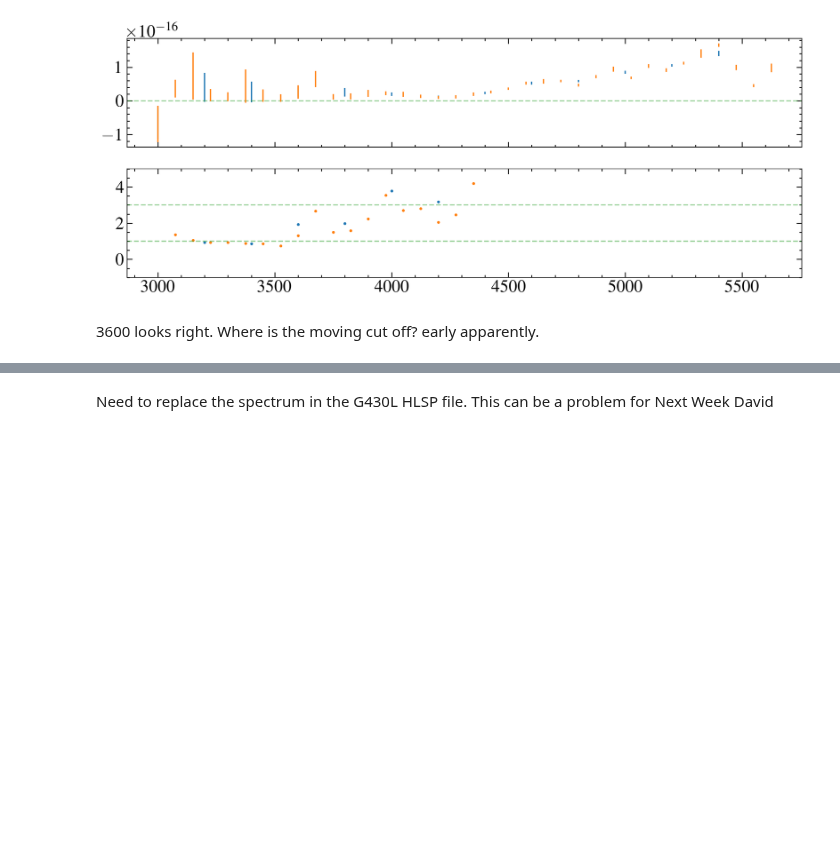
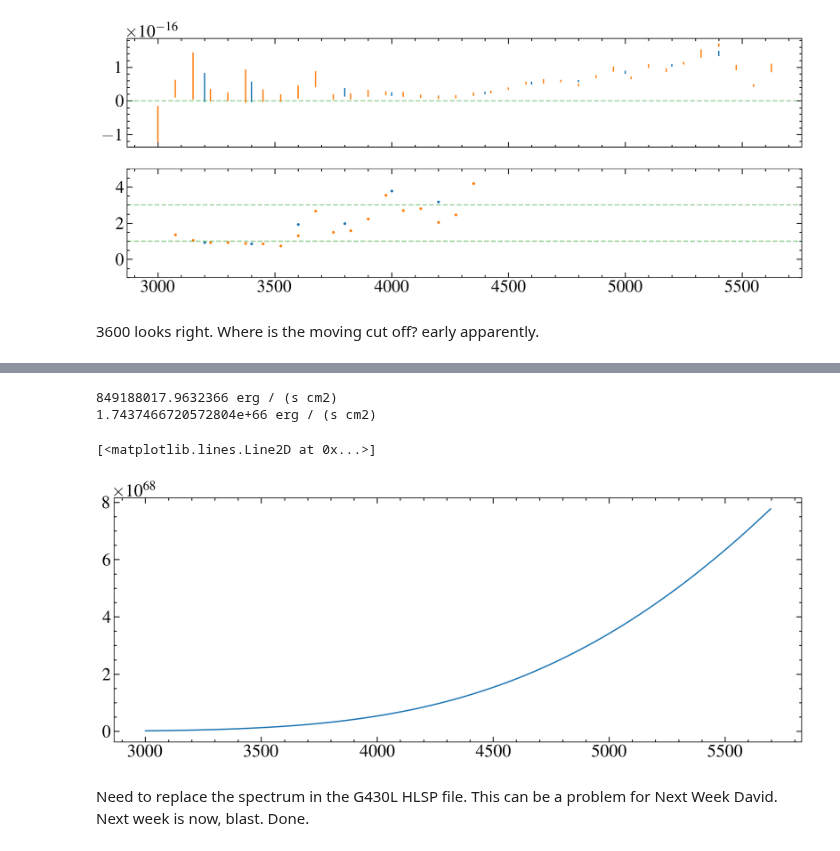
Before and after one commit to davidjwilson/SEDs, a Jupyter notebook: trappist-1/hst_photometry/g430l.ipynb, the cells around one changed output, grey strips where cells are left out. Saved outputs shown, nothing was run; the diff lists cells and outputs as text; code cells hidden in the pictures; blank space fills up the shorter version.

```diff
--- a/trappist-1/hst_photometry/g430l.ipynb
+++ b/trappist-1/hst_photometry/g430l.ipynb
@@ -157,2 +194,24 @@ ax.plot(pw, pf)
+# %%
+from astropy.modeling.models import BlackBody
+#blackbody
+lstar = 0.234e-31*u.erg/u.s
+tstar= 2619*u.K
+rstar = 0.12*u.Rsun
+bb = BlackBody(temperature=tstar, scale=1*u.erg/u.s/u.cm**2/u.sr)
+bbflux = bb.bolometric_flux
+print(bbflux)
+A = (4/3)*np.pi*(rstar.to(u.cm))**2
+scale = lstar/ (bbflux * A)
+# bb = BlackBody(temperature=tstar, scale=1/scale)
+
+bbf = bb(w1)/scale*u.sr
+print(bbf[0])
+
+plt.plot(w1, bbf)
+# %% [output]
+849188017.9632366 erg / (s cm2)
+1.7437466720572804e+66 erg / (s cm2)
+[<matplotlib.lines.Line2D at 0x...>]
+[figure, added]
 # %% [markdown]
-Need to replace the spectrum in the G430L HLSP file. This can be a problem for Next Week David
+Need to replace the spectrum in the G430L HLSP file. This can be a problem for Next Week David. Next week is now, blast. Done.
```
Also changed, not shown: parts of 11 cells of this notebook, 7 other files.
